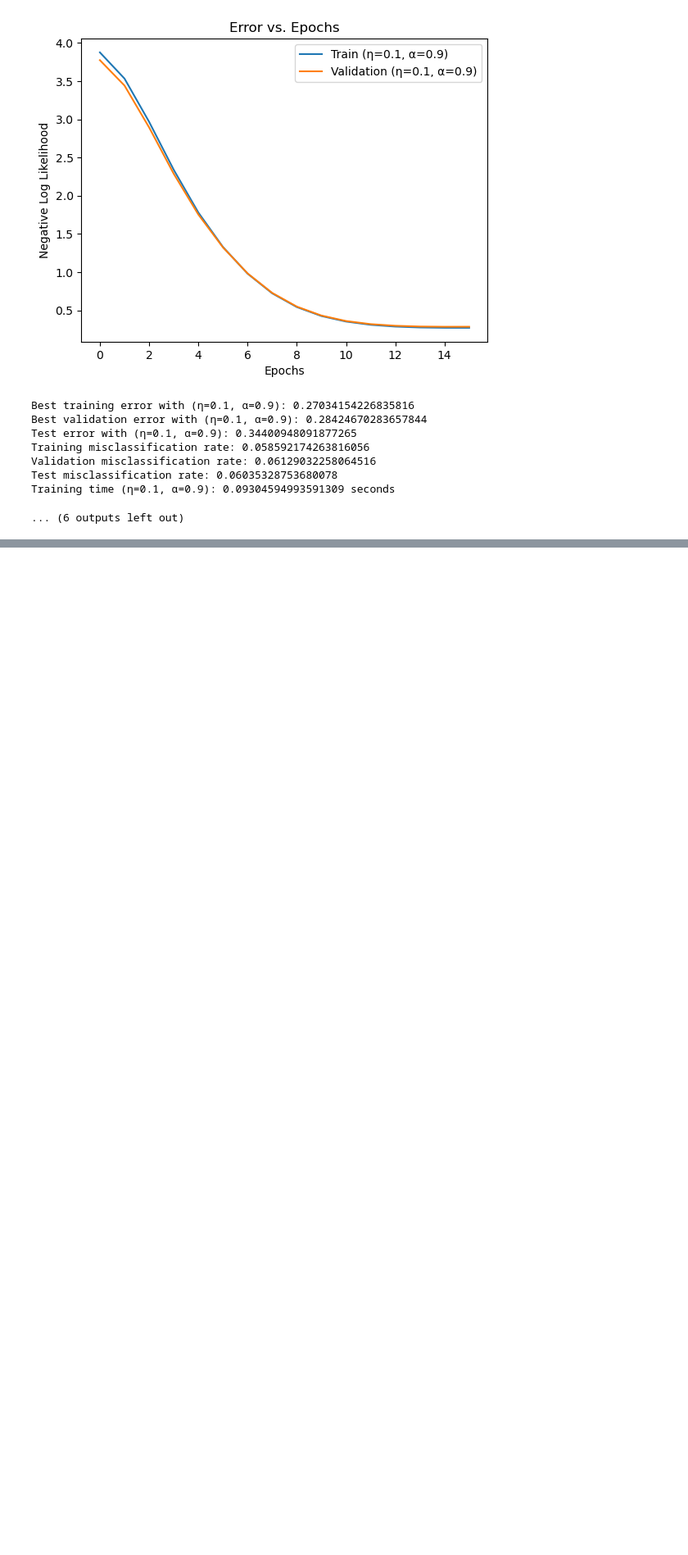
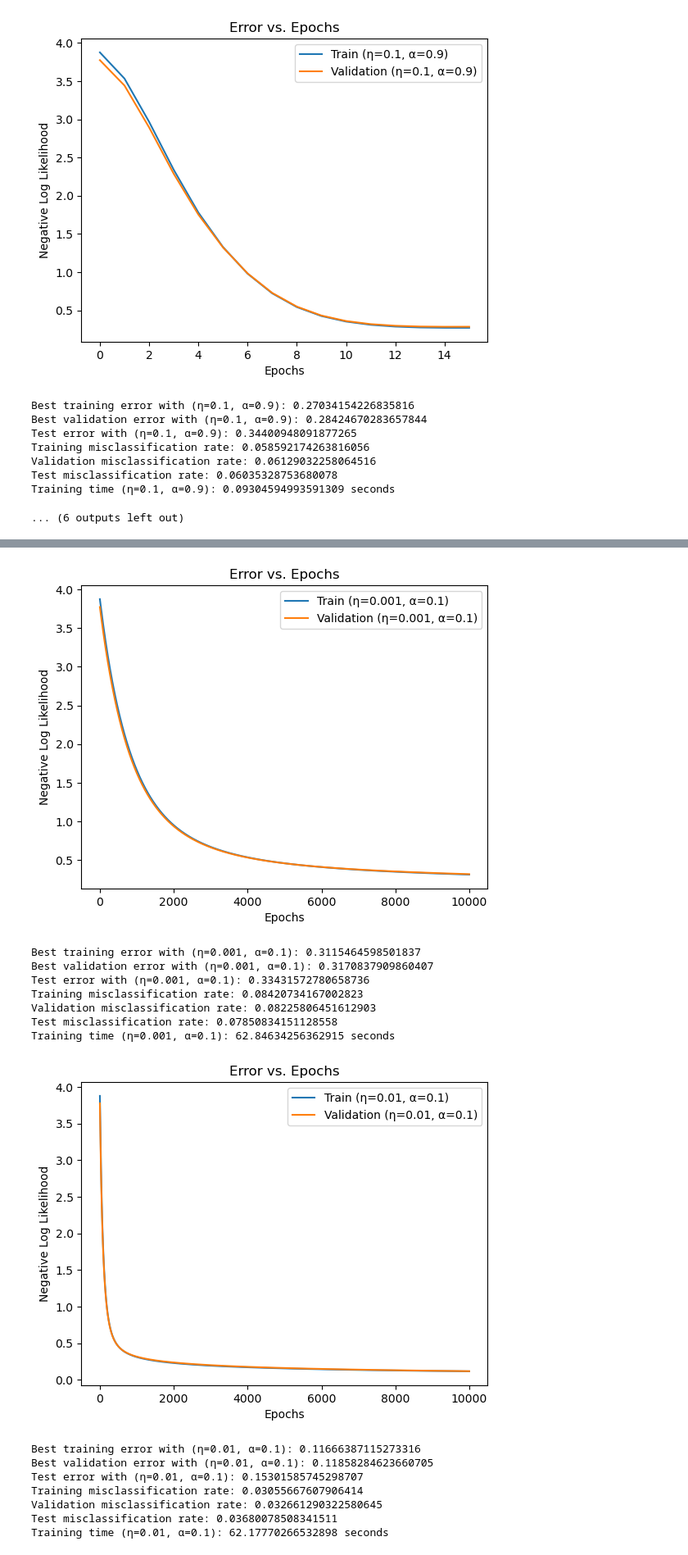
Before and after one commit to JvPost/CDSML, a Jupyter notebook: assignment4.ipynb, the cells around one changed output, grey strips where cells are left out. Shown at 82% size. Cells and saved outputs as stored; diff of their text form; code cells hidden in the pictures; blank space fills up the shorter version.

```diff
--- a/assignment4.ipynb
+++ b/assignment4.ipynb
@@ -331,0 +334,7 @@ Training time (η=0.1, α=0.9): 0.09304594993591309 seconds
+# %%
+# redefine gradient
+def gradient(x, y_pred, t, prev_delta_w, alpha):
+    nll_gradient = np.dot(x.T, (y_pred - t)) / len(x)
+    regularization_gradient = alpha * prev_delta_w # adding weight decay to the gradient
+    delta_w = -nll_gradient + regularization_gradient
+    return delta_w
@@ -331,0 +374,53 @@ Training time (η=0.1, α=0.9): 0.09304594993591309 seconds
+# %%
+alpha = 0.1
+
+for eta in learning_rates:
+    start_time = time.time()
+
+    w, train_errors, val_errors, best_train_error, best_val_error = train(train_images_bias, train_labels, w_init.copy(), eta, 10000, alpha, val_images_bias, val_labels)
+
+    end_time = time.time()
+    elapsed_time = end_time - start_time
+
+    plt.plot(train_errors, label=f'Train (η={eta}, α={alpha})')
+    plt.plot(val_errors, label=f'Validation (η={eta}, α={alpha})')
+    plt.xlabel('Epochs')
+    plt.ylabel('Negative Log Likelihood')
+    plt.legend()
+    plt.title('Error vs. Epochs')
+    plt.show()
+
+    y_train_pred = predict(train_images_bias, w)
+    train_misclass_rate = misclassification_rate(y_train_pred, train_labels)
+
+    y_val_pred = predict(val_images_bias, w)
+    val_misclass_rate = misclassification_rate(y_val_pred, val_labels)
+
+    y_test_pred = predict(test_images_bias, w)
+    test_error = NLL(y_test_pred, test_labels)
+    test_misclass_rate = misclassification_rate(y_test_pred, test_labels)
+
+    print(f"Best training error with (η={eta}, α={alpha}): {best_train_error}")
+    print(f"Best validation error with (η={eta}, α={alpha}): {best_val_error}")
+    print(f"Test error with (η={eta}, α={alpha}): {test_error}")
+    print(f"Training misclassification rate: {train_misclass_rate}")
+    print(f"Validation misclassification rate: {val_misclass_rate}")
+    print(f"Test misclassification rate: {test_misclass_rate}")
+    print(f"Training time (η={eta}, α={alpha}): {elapsed_time} seconds")
+# %% [output]
+[figure, added]
+Best training error with (η=0.001, α=0.1): 0.3115464598501837
+Best validation error with (η=0.001, α=0.1): 0.3170837909860407
+Test error with (η=0.001, α=0.1): 0.33431572780658736
+Training misclassification rate: 0.08420734167002823
+Validation misclassification rate: 0.08225806451612903
+Test misclassification rate: 0.07850834151128558
+Training time (η=0.001, α=0.1): 62.84634256362915 seconds
+[figure, added]
+Best training error with (η=0.01, α=0.1): 0.11666387115273316
+Best validation error with (η=0.01, α=0.1): 0.11858284623660705
+Test error with (η=0.01, α=0.1): 0.15301585745298707
+Training misclassification rate: 0.03055667607906414
+Validation misclassification rate: 0.032661290322580645
+Test misclassification rate: 0.03680078508341511
+Training time (η=0.01, α=0.1): 62.17770266532898 seconds
```
Also changed, not shown: parts of 7 cells of this notebook.
